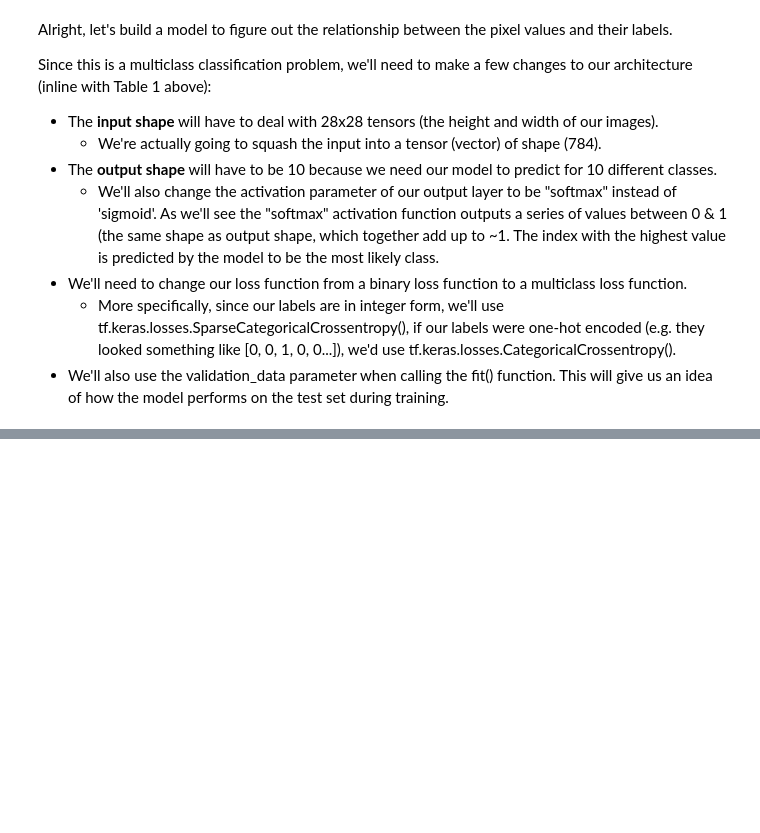
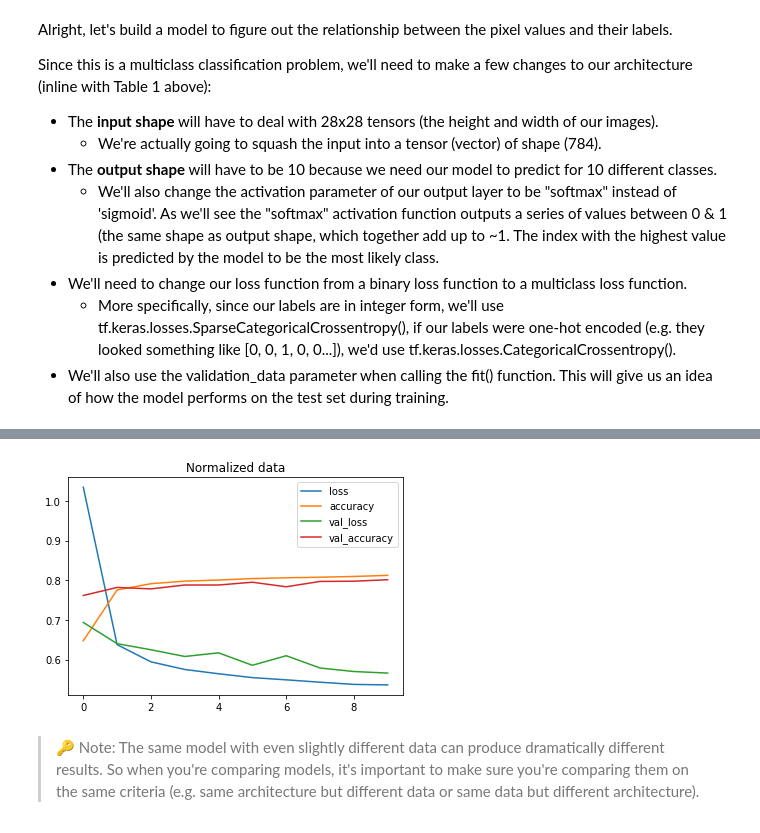
Before and after one commit to alexandre-pinon/deep-learning-learning, a Jupyter notebook: ztm/02_neural_network_classification_in_tensorflow.ipynb, the cells around one changed output, grey strips where cells are left out. Drawn from its saved outputs; the diff is of its cells as text; code cells hidden in the pictures; blank space fills up the shorter version.

```diff
--- a/ztm/02_neural_network_classification_in_tensorflow.ipynb
+++ b/ztm/02_neural_network_classification_in_tensorflow.ipynb
@@ -517,0 +536,8 @@ Epoch 10/10
+# %%
+pd.DataFrame(history.history).plot()
+plt.title('Normalized data')
+plt.show()
+# %% [output]
+[figure, added]
+# %% [markdown]
+>🔑 Note: The same model with even slightly different data can produce dramatically different results. So when you're comparing models, it's important to make sure you're comparing them on the same criteria (e.g. same architecture but different data or same data but different architecture).
```
Also changed, not shown: parts of 47 cells of this notebook.
